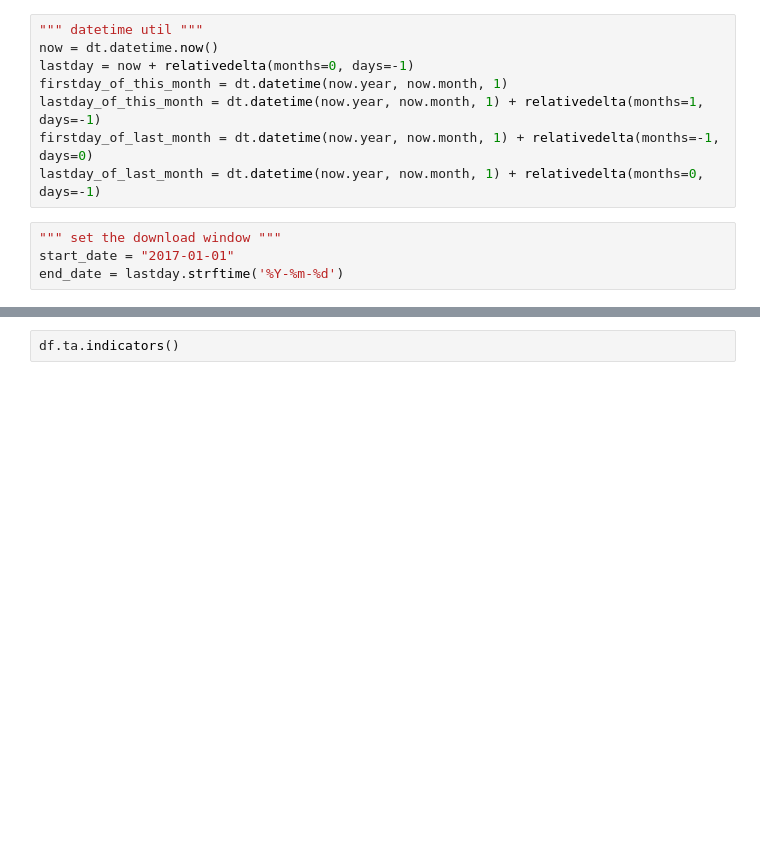
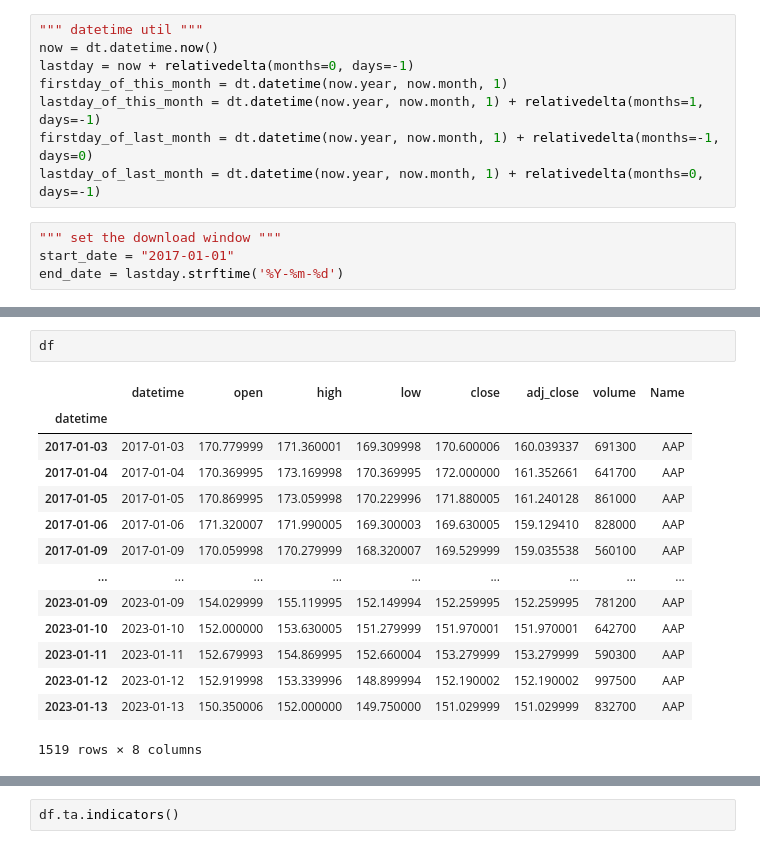
Before and after one commit to jungfrau70/p-canslim_pyramid, a Jupyter notebook: CAN_3_Strategy.ipynb, the cells around one changed output, grey strips where cells are left out. Saved outputs shown, nothing was run; the diff lists cells and outputs as text; blank space fills up the shorter version.

```diff
--- a/CAN_3_Strategy.ipynb
+++ b/CAN_3_Strategy.ipynb
@@ -40,0 +51,17 @@ end_date = lastday.strftime('%Y-%m-%d')
+# %%
+df
+# %% [output]
+|  | datetime | open | high | low | close | adj_close | volume | Name |
+| datetime |  |  |  |  |  |  |  |  |
+| 2017-01-03 | 2017-01-03 | 170.779999 | 171.360001 | 169.309998 | 170.600006 | 160.039337 | 691300 | AAP |
+| 2017-01-04 | 2017-01-04 | 170.369995 | 173.169998 | 170.369995 | 172.000000 | 161.352661 | 641700 | AAP |
+| 2017-01-05 | 2017-01-05 | 170.869995 | 173.059998 | 170.229996 | 171.880005 | 161.240128 | 861000 | AAP |
+| 2017-01-06 | 2017-01-06 | 171.320007 | 171.990005 | 169.300003 | 169.630005 | 159.129410 | 828000 | AAP |
+| 2017-01-09 | 2017-01-09 | 170.059998 | 170.279999 | 168.320007 | 169.529999 | 159.035538 | 560100 | AAP |
+| ... | ... | ... | ... | ... | ... | ... | ... | ... |
+| 2023-01-09 | 2023-01-09 | 154.029999 | 155.119995 | 152.149994 | 152.259995 | 152.259995 | 781200 | AAP |
+| 2023-01-10 | 2023-01-10 | 152.000000 | 153.630005 | 151.279999 | 151.970001 | 151.970001 | 642700 | AAP |
+| 2023-01-11 | 2023-01-11 | 152.679993 | 154.869995 | 152.660004 | 153.279999 | 153.279999 | 590300 | AAP |
+| 2023-01-12 | 2023-01-12 | 152.919998 | 153.339996 | 148.899994 | 152.190002 | 152.190002 | 997500 | AAP |
+| 2023-01-13 | 2023-01-13 | 150.350006 | 152.000000 | 149.750000 | 151.029999 | 151.029999 | 832700 | AAP |
+1519 rows × 8 columns
```
Also changed, not shown: parts of 14 cells of this notebook.
